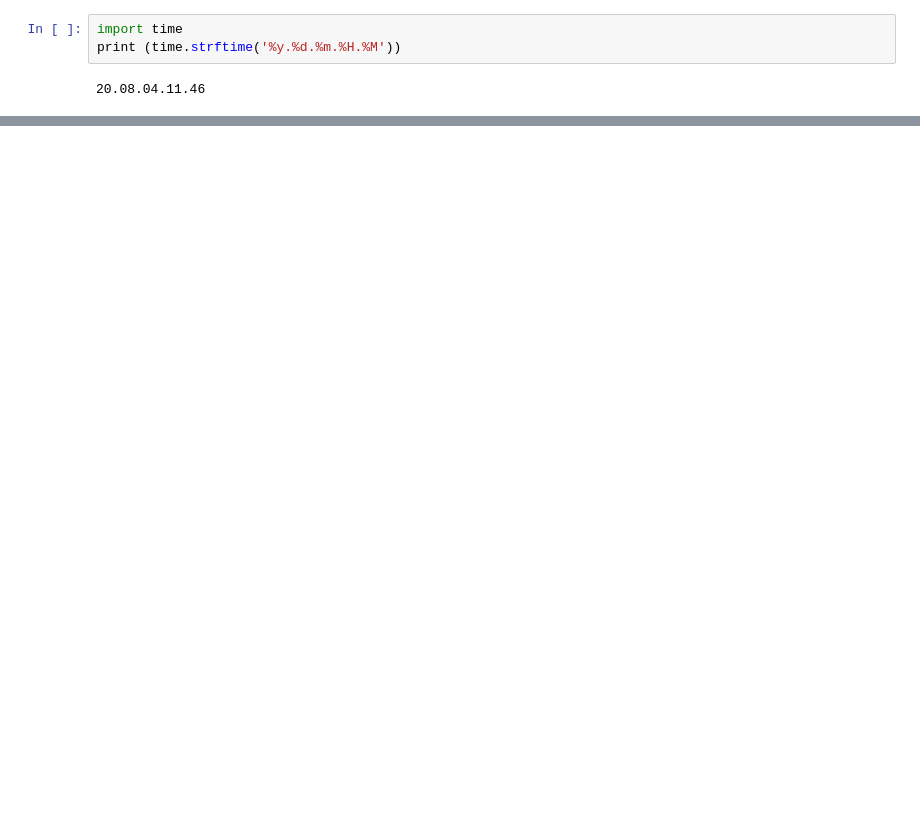
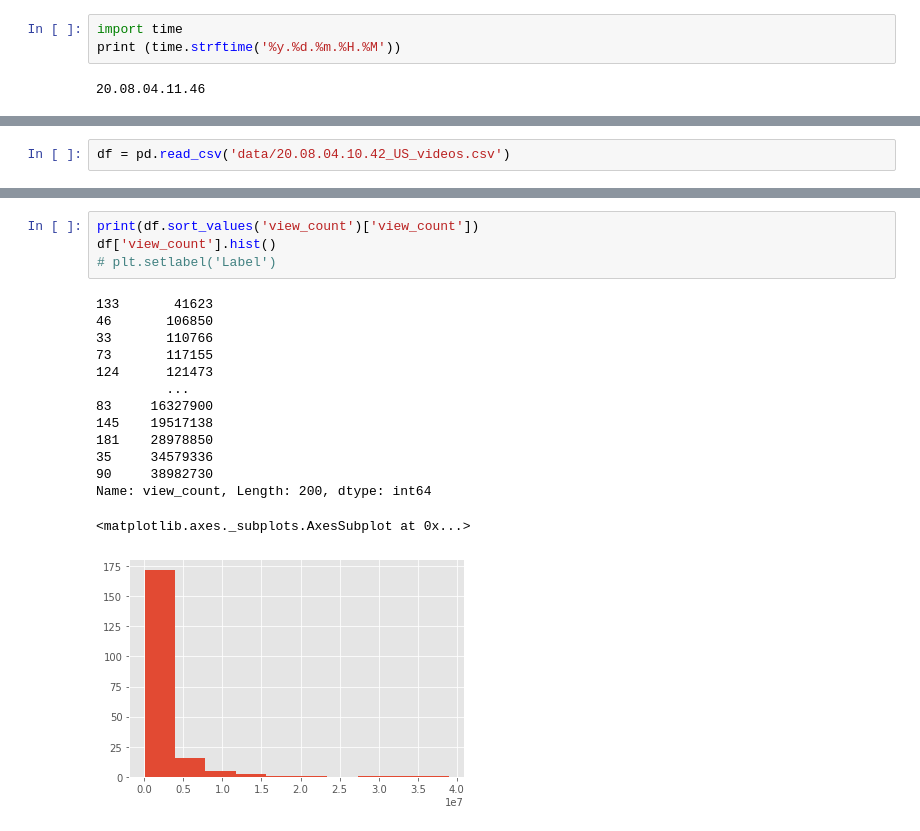
Before and after one commit to homestylegravy/capstone1-youtube-api, a Jupyter notebook: tyler.ipynb, the cells around one changed output, grey strips where cells are left out. Cells and saved outputs as stored; diff of their text form; blank space fills up the shorter version.

```diff
--- a/tyler.ipynb
+++ b/tyler.ipynb
@@ -220,0 +781,2 @@ TypeError: Missing required parameter "part"
+# %%
+df = pd.read_csv('data/20.08.04.10.42_US_videos.csv')
@@ -220,0 +816,19 @@ TypeError: Missing required parameter "part"
+# %%
+print(df.sort_values('view_count')['view_count'])
+df['view_count'].hist()
+# plt.setlabel('Label')
+# %% [output]
+133       41623
+46       106850
+33       110766
+73       117155
+124      121473
+         ...
+83     16327900
+145    19517138
+181    28978850
+35     34579336
+90     38982730
+Name: view_count, Length: 200, dtype: int64
+<matplotlib.axes._subplots.AxesSubplot at 0x...>
+[figure, added]
```
Also changed, not shown: parts of 30 cells of this notebook.
